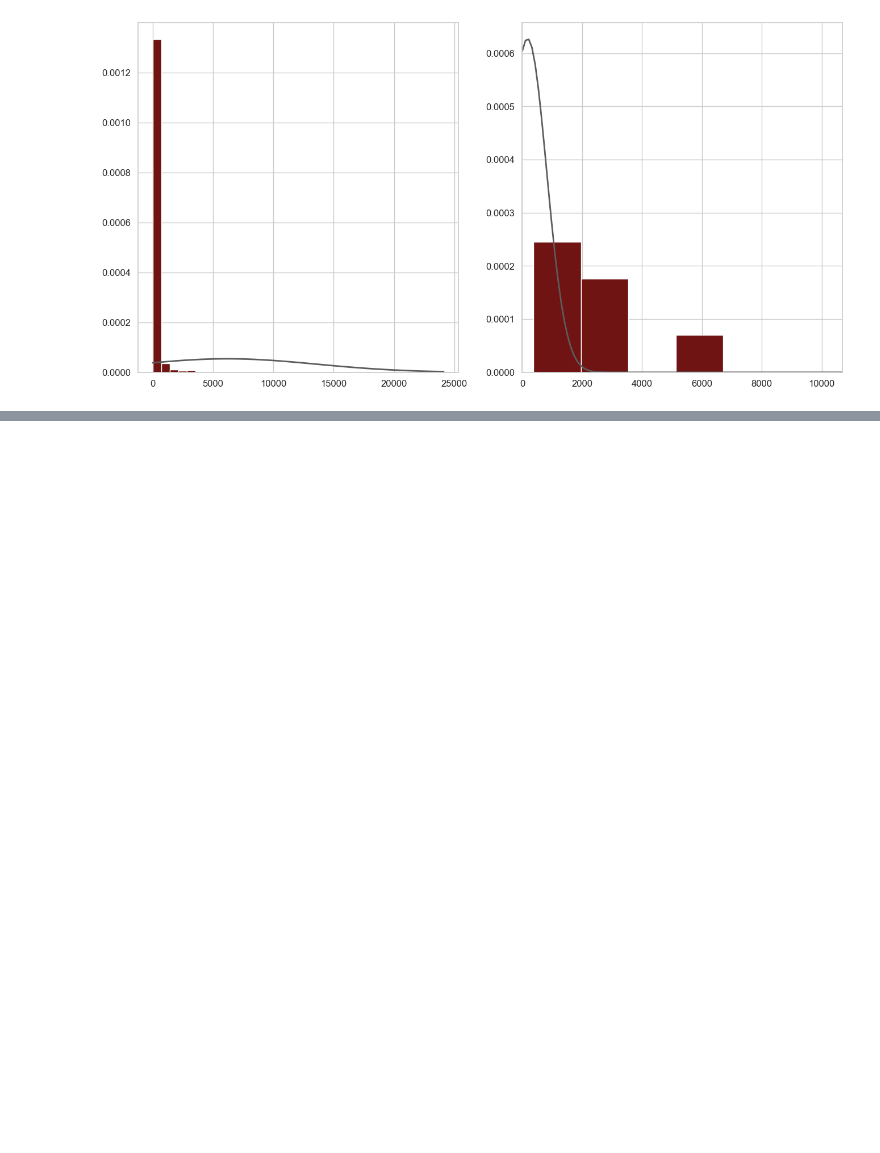
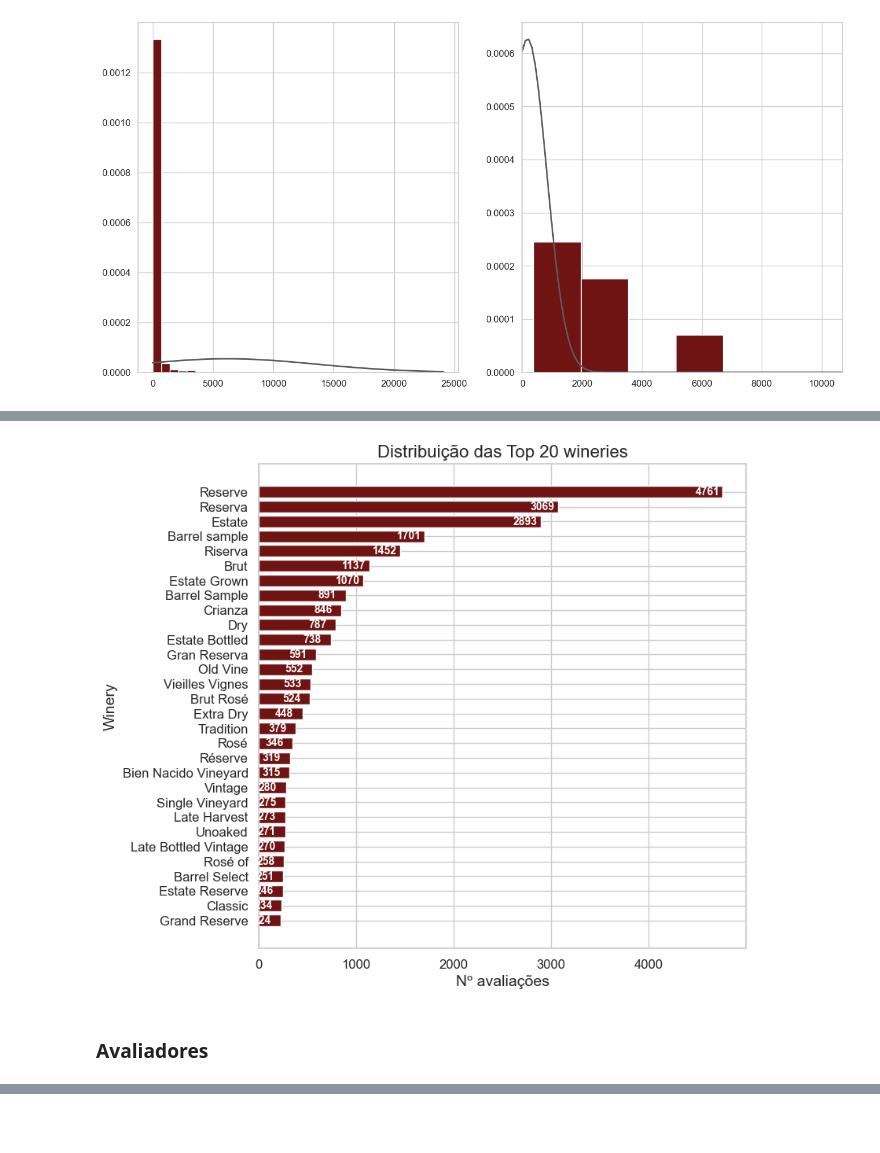
Before and after one commit to jvlopesdp/wine_recommendation, a Jupyter notebook: notebooks/2023 09 08 _Data exploratory.ipynb, the cells around one changed output, grey strips where cells are left out. Drawn from its saved outputs; the diff is of its cells as text; code cells hidden in the pictures; blank space fills up the shorter version.

```diff
--- a/notebooks/2023 09 08 _Data exploratory.ipynb
+++ b/notebooks/2023 09 08 _Data exploratory.ipynb
@@ -436,0 +511,20 @@ plt.show()
+# %%
+fig, ax = plt.subplots(figsize=(8, 8))
+
+x = designation['designation'].values[0:30]
+y = designation['count'].values[0:30]
+
+bars = ax.barh(x, y, color='#701313')
+
+ax.set_title(f'Distribuição das Top 20 wineries')
+ax.set_ylabel('Winery')
+ax.set_xlabel('Nº avaliações')
+ax.invert_yaxis()
+
+ax.bar_label(bars , y, padding=-25, fontsize=10, color='white', fontweight='bold', label_type='edge')
+
+plt.show()
+# %% [output]
+[figure, added]
+# %% [markdown]
+### Avaliadores
```
Also changed, not shown: parts of 17 cells of this notebook.
